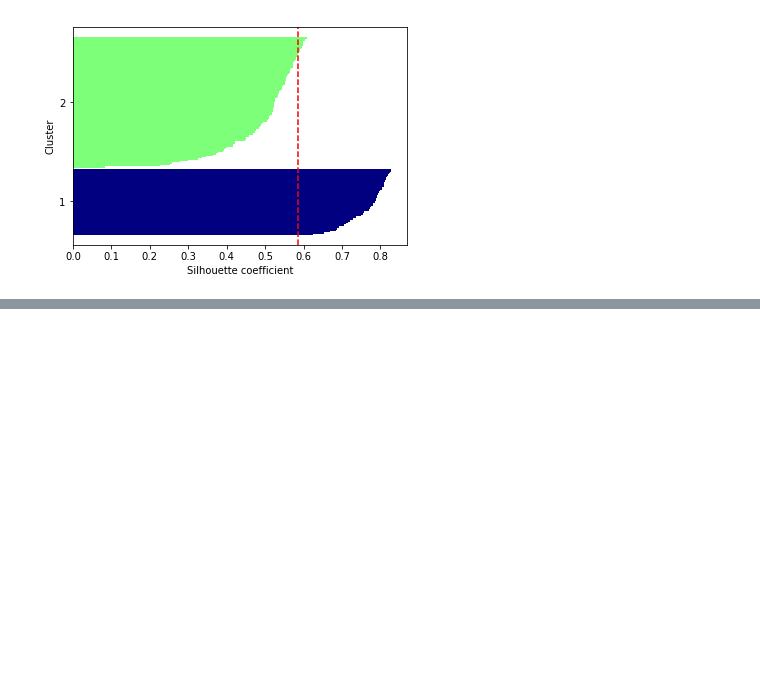
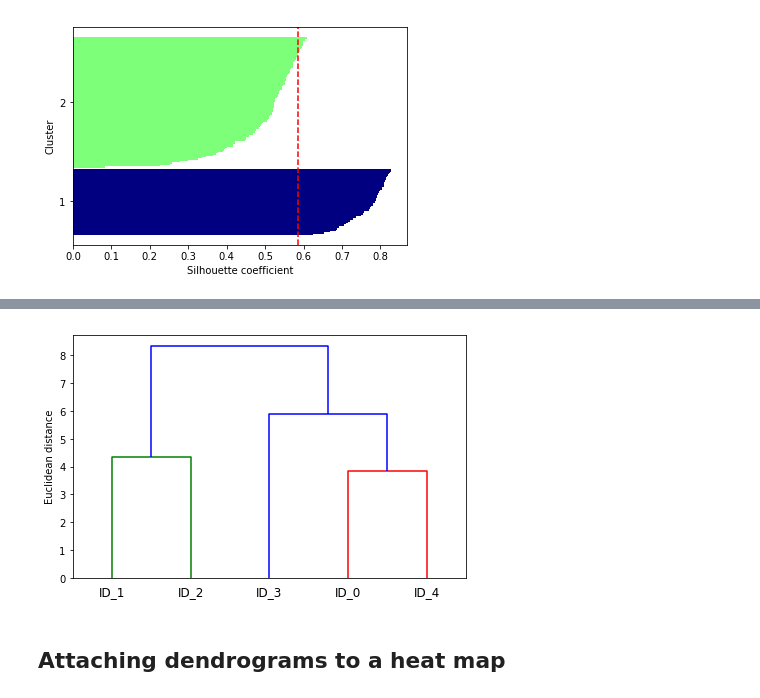
Before and after one commit to grzegorzme/Python-ML-Tutorial, a Jupyter notebook: py-ml-ch11.ipynb, the cells around one changed output, grey strips where cells are left out. Saved outputs shown, nothing was run; the diff lists cells and outputs as text; code cells hidden in the pictures; blank space fills up the shorter version.

```diff
--- a/py-ml-ch11.ipynb
+++ b/py-ml-ch11.ipynb
@@ -164,0 +167,9 @@ plt.show()
+# %%
+import pandas as pd
+import numpy as np
+np.random.seed(123)
+variables = ['X', 'Y', 'Z']
+labels = ['ID_0','ID_1','ID_2','ID_3','ID_4']
+X = np.random.random_sample([5,3])*10
+df = pd.DataFrame(X, columns=variables, index=labels)
+df
@@ -164,0 +216,4 @@ plt.show()
+# %%
+row_clusters = linkage(pdist(df, metric='euclidean'), method='complete')
+# or
+row_clusters = linkage(df.values, method='complete', metric='euclidean')
@@ -164,0 +229,16 @@ plt.show()
+# %%
+from scipy.cluster.hierarchy import dendrogram
+# make dendrogram black (part 1/2)
+# from scipy.cluster.hierarchy import set_link_color_palette
+# set_link_color_palette(['black'])
+row_dendr = dendrogram(row_clusters, labels=labels,
+                       # make dendrogram black (part 2/2)
+                       # color_threshold=np.inf
+                      )
+plt.tight_layout()
+plt.ylabel('Euclidean distance')
+plt.show()
+# %% [output]
+[figure, added]
+# %% [markdown]
+## Attaching dendrograms to a heat map
```
Also changed, not shown: parts of 21 cells of this notebook, 1 other file.
